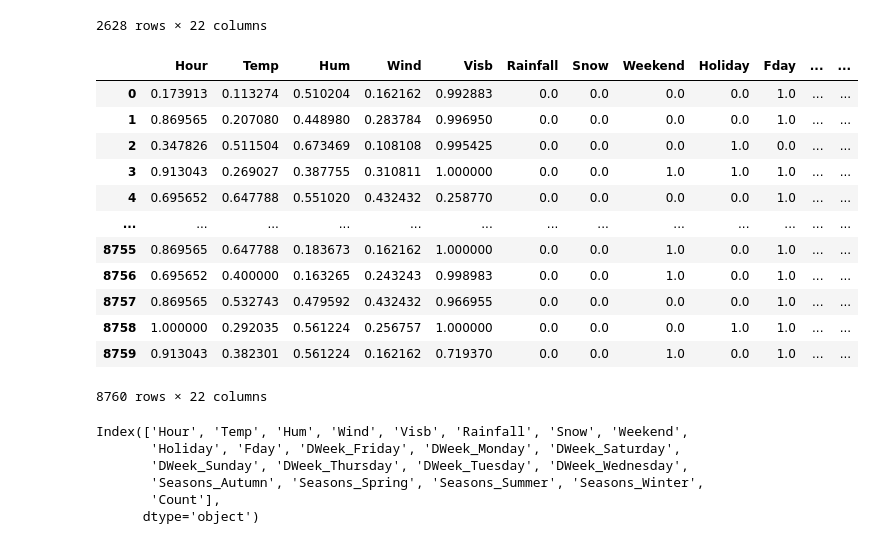
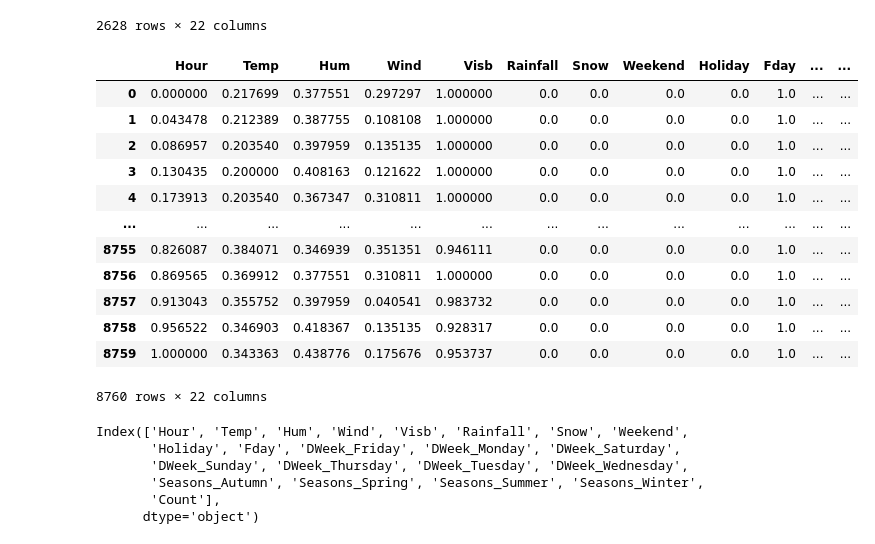
Before and after one commit to lohnguyen/bike-regressor, a Jupyter notebook: machine_learning/dataset_setup.ipynb, the cells around one changed output. Cells and saved outputs as stored; diff of their text form; code cells hidden in the pictures.

Commit message:
made normalized bike data in order for use with time series

```diff
--- a/machine_learning/dataset_setup.ipynb
+++ b/machine_learning/dataset_setup.ipynb
@@ -221,21 +218,22 @@ test_df = pd.read_csv("./datasets/bike_test.csv",index_col=0)
-# %%
-bike_data_normalized = train_df.append(test_df)
-bike_data_normalized.reset_index(inplace=True, drop=True)
-bike_data_normalized
-# %% [output]
-|  | Hour | Temp | Hum | Wind | Visb | Rainfall | Snow | Weekend | Holiday | Fday | ... | ... |
-| 0 | 0.173913 | 0.113274 | 0.510204 | 0.162162 | 0.992883 | 0.0 | 0.0 | 0.0 | 0.0 | 1.0 | ... | ... |
-| 1 | 0.869565 | 0.207080 | 0.448980 | 0.283784 | 0.996950 | 0.0 | 0.0 | 0.0 | 0.0 | 1.0 | ... | ... |
-| 2 | 0.347826 | 0.511504 | 0.673469 | 0.108108 | 0.995425 | 0.0 | 0.0 | 0.0 | 1.0 | 0.0 | ... | ... |
-| 3 | 0.913043 | 0.269027 | 0.387755 | 0.310811 | 1.000000 | 0.0 | 0.0 | 1.0 | 1.0 | 1.0 | ... | ... |
-| 4 | 0.695652 | 0.647788 | 0.551020 | 0.432432 | 0.258770 | 0.0 | 0.0 | 0.0 | 0.0 | 1.0 | ... | ... |
-| ... | ... | ... | ... | ... | ... | ... | ... | ... | ... | ... | ... | ... |
-| 8755 | 0.869565 | 0.647788 | 0.183673 | 0.162162 | 1.000000 | 0.0 | 0.0 | 1.0 | 0.0 | 1.0 | ... | ... |
-| 8756 | 0.695652 | 0.400000 | 0.163265 | 0.243243 | 0.998983 | 0.0 | 0.0 | 1.0 | 0.0 | 1.0 | ... | ... |
-| 8757 | 0.869565 | 0.532743 | 0.479592 | 0.432432 | 0.966955 | 0.0 | 0.0 | 0.0 | 0.0 | 1.0 | ... | ... |
-| 8758 | 1.000000 | 0.292035 | 0.561224 | 0.256757 | 1.000000 | 0.0 | 0.0 | 0.0 | 1.0 | 1.0 | ... | ... |
-| 8759 | 0.913043 | 0.382301 | 0.561224 | 0.162162 | 0.719370 | 0.0 | 0.0 | 1.0 | 0.0 | 1.0 | ... | ... |
-8760 rows × 22 columns
+# %%
+X_total = scaler.transform(df.drop("Count",axis=1).values)
+bike_data_normalized = pd.DataFrame(X_total, columns=df.drop("Count",axis=1).columns)
+bike_data_normalized["Count"] = df["Count"]
+bike_data_normalized
+# %% [output]
+|  | Hour | Temp | Hum | Wind | Visb | Rainfall | Snow | Weekend | Holiday | Fday | ... | ... |
+| 0 | 0.000000 | 0.217699 | 0.377551 | 0.297297 | 1.000000 | 0.0 | 0.0 | 0.0 | 0.0 | 1.0 | ... | ... |
+| 1 | 0.043478 | 0.212389 | 0.387755 | 0.108108 | 1.000000 | 0.0 | 0.0 | 0.0 | 0.0 | 1.0 | ... | ... |
+| 2 | 0.086957 | 0.203540 | 0.397959 | 0.135135 | 1.000000 | 0.0 | 0.0 | 0.0 | 0.0 | 1.0 | ... | ... |
+| 3 | 0.130435 | 0.200000 | 0.408163 | 0.121622 | 1.000000 | 0.0 | 0.0 | 0.0 | 0.0 | 1.0 | ... | ... |
+| 4 | 0.173913 | 0.203540 | 0.367347 | 0.310811 | 1.000000 | 0.0 | 0.0 | 0.0 | 0.0 | 1.0 | ... | ... |
+| ... | ... | ... | ... | ... | ... | ... | ... | ... | ... | ... | ... | ... |
+| 8755 | 0.826087 | 0.384071 | 0.346939 | 0.351351 | 0.946111 | 0.0 | 0.0 | 0.0 | 0.0 | 1.0 | ... | ... |
+| 8756 | 0.869565 | 0.369912 | 0.377551 | 0.310811 | 1.000000 | 0.0 | 0.0 | 0.0 | 0.0 | 1.0 | ... | ... |
+| 8757 | 0.913043 | 0.355752 | 0.397959 | 0.040541 | 0.983732 | 0.0 | 0.0 | 0.0 | 0.0 | 1.0 | ... | ... |
+| 8758 | 0.956522 | 0.346903 | 0.418367 | 0.135135 | 0.928317 | 0.0 | 0.0 | 0.0 | 0.0 | 1.0 | ... | ... |
+| 8759 | 1.000000 | 0.343363 | 0.438776 | 0.175676 | 0.953737 | 0.0 | 0.0 | 0.0 | 0.0 | 1.0 | ... | ... |
+8760 rows × 22 columns
 # %%
 bike_data_normalized.to_csv("./datasets/bike_data_normalized.csv")
 # %%
```
Also changed, not shown: parts of 1 cell of this notebook, 1 other file.
